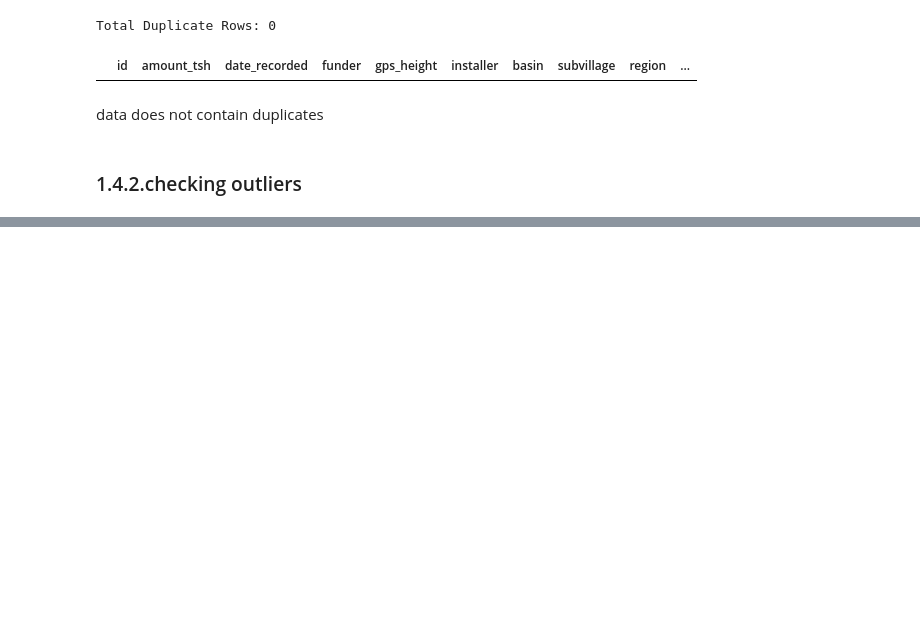
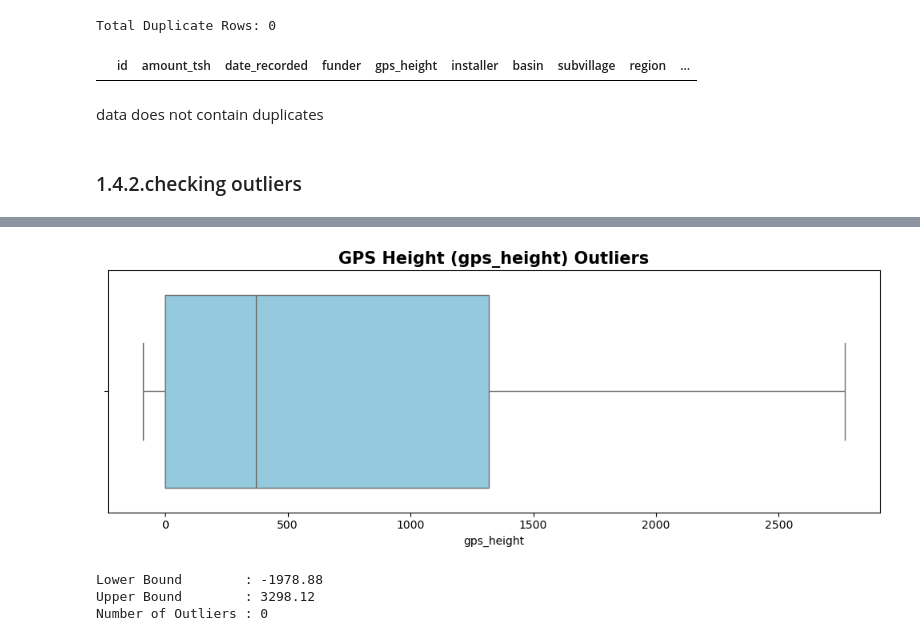
Before and after one commit to nduvawinnie/TANZANIAN_WATERWELL_PREDICTIVE_MODEL_REVIEW_1, a Jupyter notebook: PHASE_3_PROJECT/Tanzanian_water_wells.ipynb, the cells around one changed output, grey strips where cells are left out. Saved outputs shown, nothing was run; the diff lists cells and outputs as text; code cells hidden in the pictures; blank space fills up the shorter version.

```diff
--- a/PHASE_3_PROJECT/Tanzanian_water_wells.ipynb
+++ b/PHASE_3_PROJECT/Tanzanian_water_wells.ipynb
@@ -656,0 +688,8 @@ plt.show()
+# %%
+# Visualise the outliers in the gps_height column
+outliers(df, 'gps_height', 'GPS Height (gps_height) Outliers')
+# %% [output]
+[figure, added]
+Lower Bound        : -1978.88
+Upper Bound        : 3298.12
+Number of Outliers : 0
```
Also changed, not shown: parts of 41 cells of this notebook.
